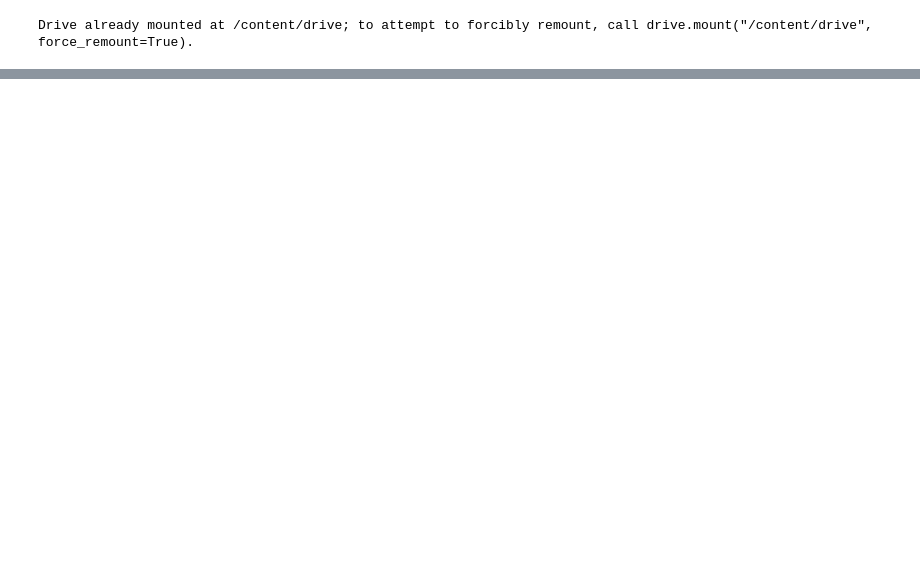
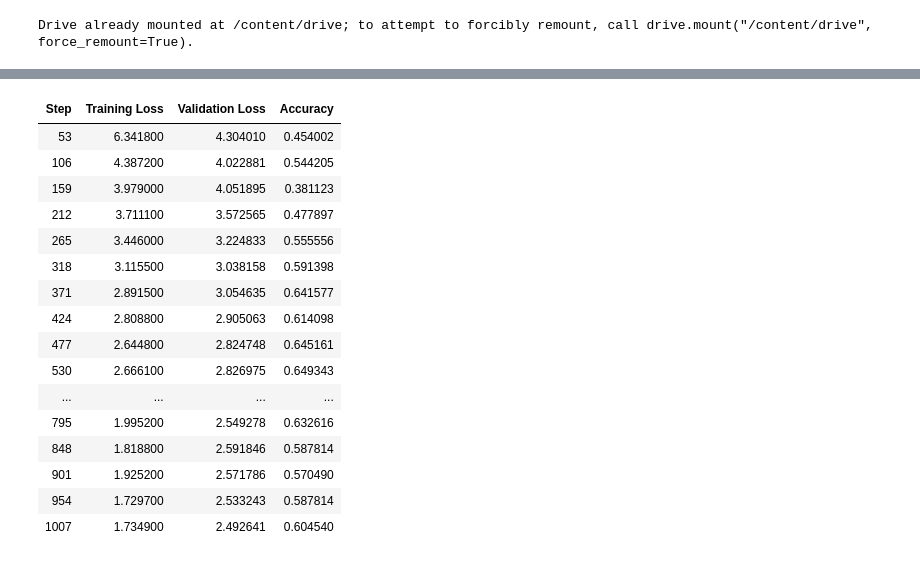
Before and after one commit to ece1786-2023/RedactedGPT, a Jupyter notebook: GPTModel.ipynb, the cells around one changed output, grey strips where cells are left out. Cells and saved outputs as stored; diff of their text form; code cells hidden in the pictures; blank space fills up the shorter version.

```diff
--- a/GPTModel.ipynb
+++ b/GPTModel.ipynb
@@ -62,5 +68,0 @@ tokenizer = AutoTokenizer.from_pretrained(model_name)
-# %%
-# Add mask token
-tokenizer.add_special_tokens({"mask_token": "[MASK]"})
-tokenizer.special_tokens_map
-tokenizer.pad_token = tokenizer.eos_token
@@ -153,13 +121,16 @@ def tokenize_function(batch):
     encoded_labels += [[-100]*len(sent)]
     for j, token_id in enumerate(sent):
       if token_id == tokenizer.mask_token_id:
-        label = tokenizer.tokenize(batch["label"][i])[0]
+        if tokenizer.tokenize(batch["label"][i]) == []:
+          label = " "
+        else:
+          label = tokenizer.tokenize(batch["label"][i])[0]
         encoded_labels[-1][j] = tokenizer.convert_tokens_to_ids(label)
         break # Can break as only one mask per sentence
   encoded_batch["label"] = encoded_labels
   return encoded_batch
 
-tokenized_data_ds = data_ds.map(tokenize_function, batched=True)
+tokenized_data_ds = data_ds.map(tokenize_function, batched= True)
 # %%
 tokenized_data_ds["train"]["label"][0] # All -100 except 1
 # %% [output]
@@ -190,13 +163,13 @@ def compute_metrics(eval_preds):
     for i in range(len(label)):
       if label[i] != -100:
         masked_tokens_inds += [i]
-        masked_tokens_gts += [label[i]]
+        masked_tokens_gts += [label[i]]*10 #multiply by k = 10 to accomodate top k predictions
         break
   # Get predicted masked token (index = token_id)
-  predicted_sent = logits.argmax(axis=2)
+  predicted_sent = torch.topk(torch.tensor(logits), 10, dim=2).indices #do topk with k = 10
   predicted_masked_tokens = []
   for i, ind in enumerate(masked_tokens_inds):
-    predicted_masked_tokens += [predicted_sent[i][ind]]
+    predicted_masked_tokens += predicted_sent[i][ind] #get whole flattened list of topk predictions
   # Compute accuracy
-  accuracy = sum(masked_tokens_gts==np.array(predicted_masked_tokens))/len(masked_tokens_gts)
+  accuracy = 10*sum(masked_tokens_gts == np.array(predicted_masked_tokens))/len(masked_tokens_gts) #multipy by k to compensate for flattening
   return {'accuracy': accuracy}
@@ -253,0 +176,44 @@ TrainOutput(global_step=3741, training_loss=2.426716302557127, metrics={'train_r
+# %%
+# Initialize model and training arguments
+
+initial_model = AutoModelForCausalLM.from_pretrained(model_name)
+initial_model.config.vocab_size = tokenizer.vocab_size
+initial_model.resize_token_embeddings(len(tokenizer))
+# model.config.pad_token_id = model.config.eos_token_id
+
+training_args = TrainingArguments(
+    output_dir="/content/drive/MyDrive/ECE1786/Project/Models/GPT",
+    # output_dir="models",
+    overwrite_output_dir=True,
+    evaluation_strategy = "steps",
+    per_device_eval_batch_size= 100,
+    eval_steps = 1/20, # Can just be a ratio less than 1 of the total training steps
+    logging_steps = 1/20,
+    save_total_limit=1,
+    save_strategy="epoch",
+    # num_train_epochs = 3,
+    per_device_train_batch_size = 32,
+    learning_rate = 5e-4,
+    eval_accumulation_steps = 2 #this is the parameter that prevents GPU memory overflow (unload eval results to CPU memory)
+)
+class EvalCallback(TrainerCallback):
+    def on_evaluate(self, args, state, control, logs=None, **kwargs):
+      kwargs['model'].eval()
+      pass
+    def on_log(self, args, state, control, logs=None, **kwargs):
+      kwargs['model'].train()
+      pass
+ee = EvalCallback()
+trainer = Trainer(
+    model = initial_model,
+    args = training_args,
+    train_dataset=tokenized_data_ds["train"],
+    eval_dataset=tokenized_data_ds["val"],
+    tokenizer=tokenizer,
+    compute_metrics=compute_metrics,
+    callbacks = [ee]
+)
+
+# Train model
+trainer.train()
+# %% [output]
@@ -253,0 +222,17 @@ TrainOutput(global_step=3741, training_loss=2.426716302557127, metrics={'train_r
+| Step | Training Loss | Validation Loss | Accuracy |
+| 53 | 6.341800 | 4.304010 | 0.454002 |
+| 106 | 4.387200 | 4.022881 | 0.544205 |
+| 159 | 3.979000 | 4.051895 | 0.381123 |
+| 212 | 3.711100 | 3.572565 | 0.477897 |
+| 265 | 3.446000 | 3.224833 | 0.555556 |
+| 318 | 3.115500 | 3.038158 | 0.591398 |
+| 371 | 2.891500 | 3.054635 | 0.641577 |
+| 424 | 2.808800 | 2.905063 | 0.614098 |
+| 477 | 2.644800 | 2.824748 | 0.645161 |
+| 530 | 2.666100 | 2.826975 | 0.649343 |
+| ... | ... | ... | ... |
+| 795 | 1.995200 | 2.549278 | 0.632616 |
+| 848 | 1.818800 | 2.591846 | 0.587814 |
+| 901 | 1.925200 | 2.571786 | 0.570490 |
+| 954 | 1.729700 | 2.533243 | 0.587814 |
+| 1007 | 1.734900 | 2.492641 | 0.604540 |
```
Also changed, not shown: parts of 21 cells of this notebook, 2 other files.
